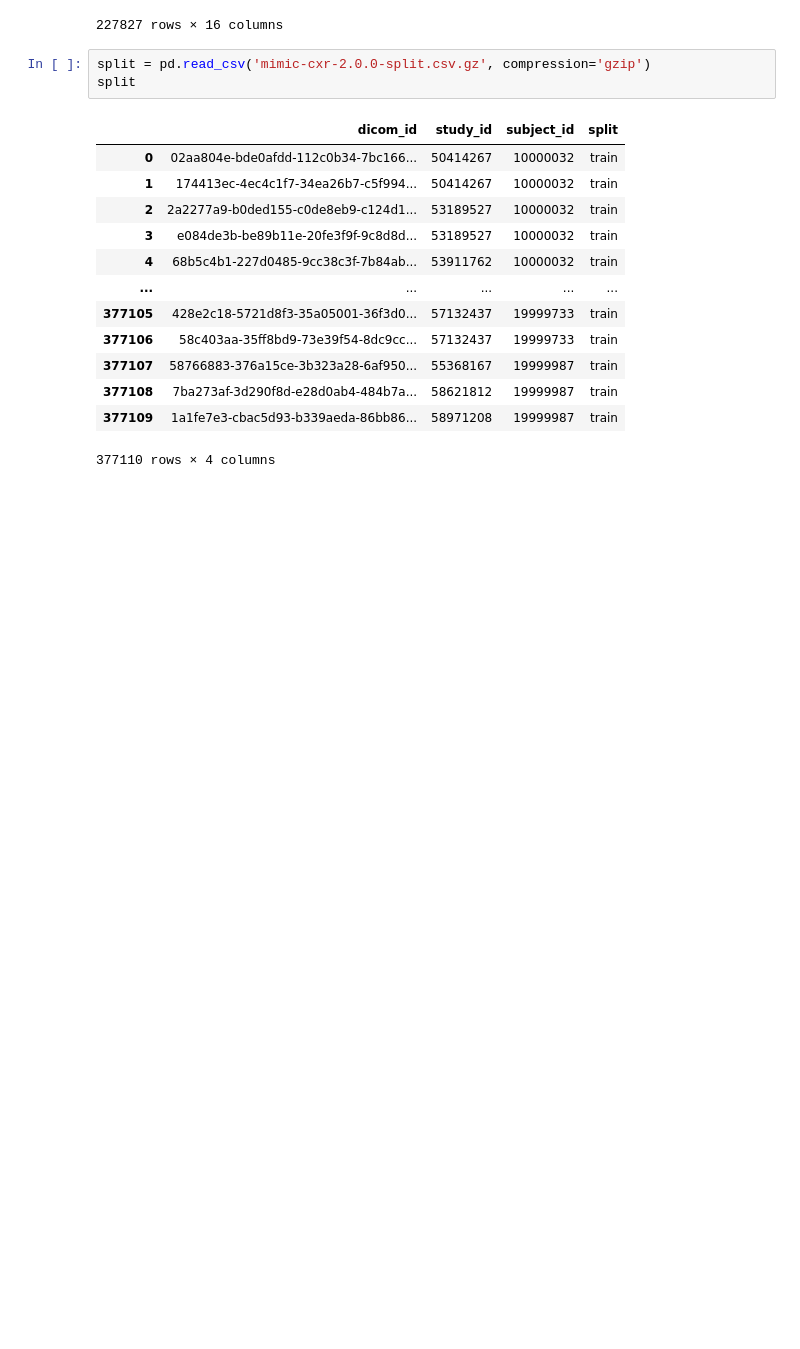
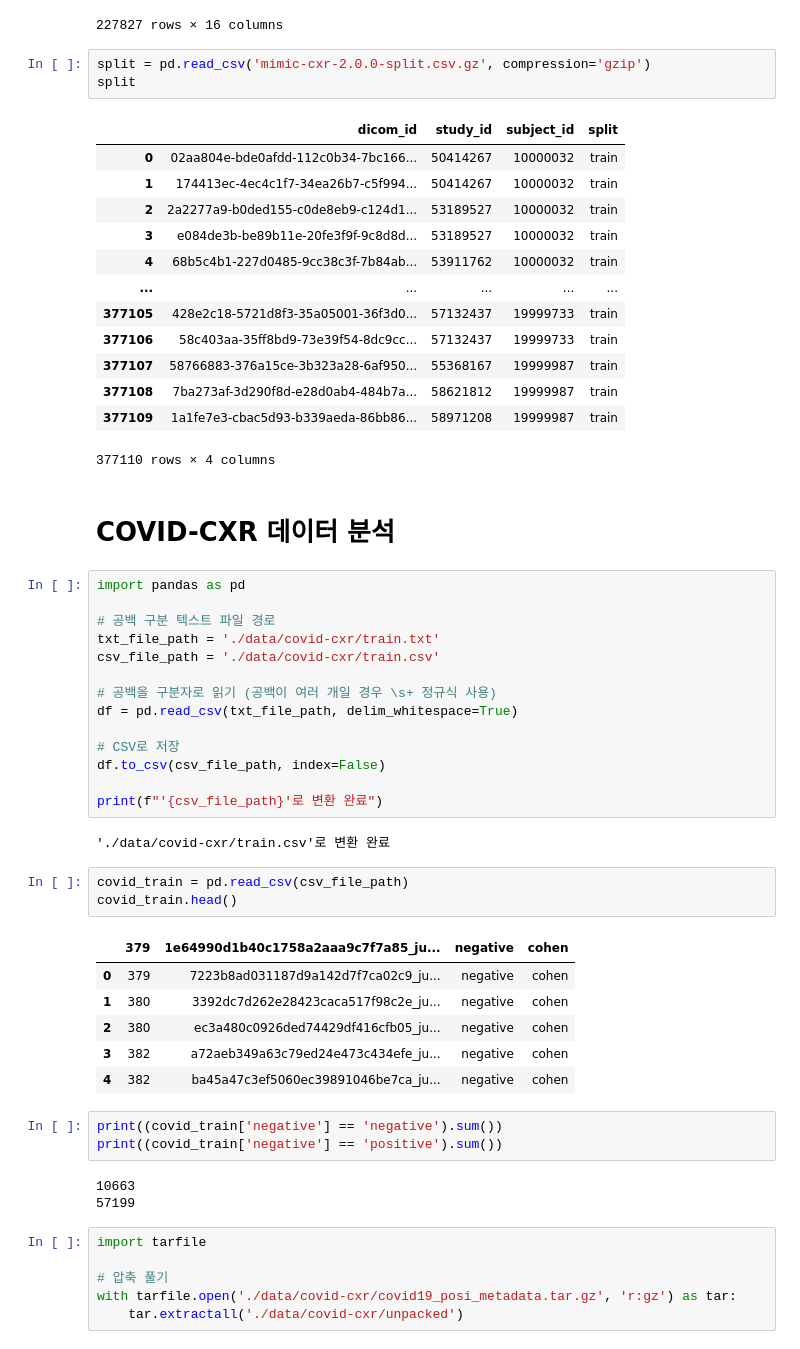
Before and after one commit to lgh0829/AWS-SAY-1-Team4, a Jupyter notebook: EDA/test.ipynb, the cells around one changed output. Drawn from its saved outputs; the diff is of its cells as text; blank space fills up the shorter version.

```diff
--- a/EDA/test.ipynb
+++ b/EDA/test.ipynb
@@ -159,3 +178,43 @@ split
 | 377108 | 7ba273af-3d290f8d-e28d0ab4-484b7a... | 58621812 | 19999987 | train |
 | 377109 | 1a1fe7e3-cbac5d93-b339aeda-86bb86... | 58971208 | 19999987 | train |
 377110 rows × 4 columns
+# %% [markdown]
+# COVID-CXR 데이터 분석
+# %%
+import pandas as pd
+
+# 공백 구분 텍스트 파일 경로
+txt_file_path = './data/covid-cxr/train.txt'
+csv_file_path = './data/covid-cxr/train.csv'
+
+# 공백을 구분자로 읽기 (공백이 여러 개일 경우 \s+ 정규식 사용)
+df = pd.read_csv(txt_file_path, delim_whitespace=True)
+
+# CSV로 저장
+df.to_csv(csv_file_path, index=False)
+
+print(f"'{csv_file_path}'로 변환 완료")
+# %% [output]
+'./data/covid-cxr/train.csv'로 변환 완료
+# %%
+covid_train = pd.read_csv(csv_file_path)
+covid_train.head()
+# %% [output]
+|  | 379 | 1e64990d1b40c1758a2aaa9c7f7a85_ju... | negative | cohen |
+| 0 | 379 | 7223b8ad031187d9a142d7f7ca02c9_ju... | negative | cohen |
+| 1 | 380 | 3392dc7d262e28423caca517f98c2e_ju... | negative | cohen |
+| 2 | 380 | ec3a480c0926ded74429df416cfb05_ju... | negative | cohen |
+| 3 | 382 | a72aeb349a63c79ed24e473c434efe_ju... | negative | cohen |
+| 4 | 382 | ba45a47c3ef5060ec39891046be7ca_ju... | negative | cohen |
+# %%
+print((covid_train['negative'] == 'negative').sum())
+print((covid_train['negative'] == 'positive').sum())
+# %% [output]
+10663
+57199
+# %%
+import tarfile
+
+# 압축 풀기
+with tarfile.open('./data/covid-cxr/covid19_posi_metadata.tar.gz', 'r:gz') as tar:
+    tar.extractall('./data/covid-cxr/unpacked')
```
Also changed, not shown: parts of 14 cells of this notebook, 1 other file.
